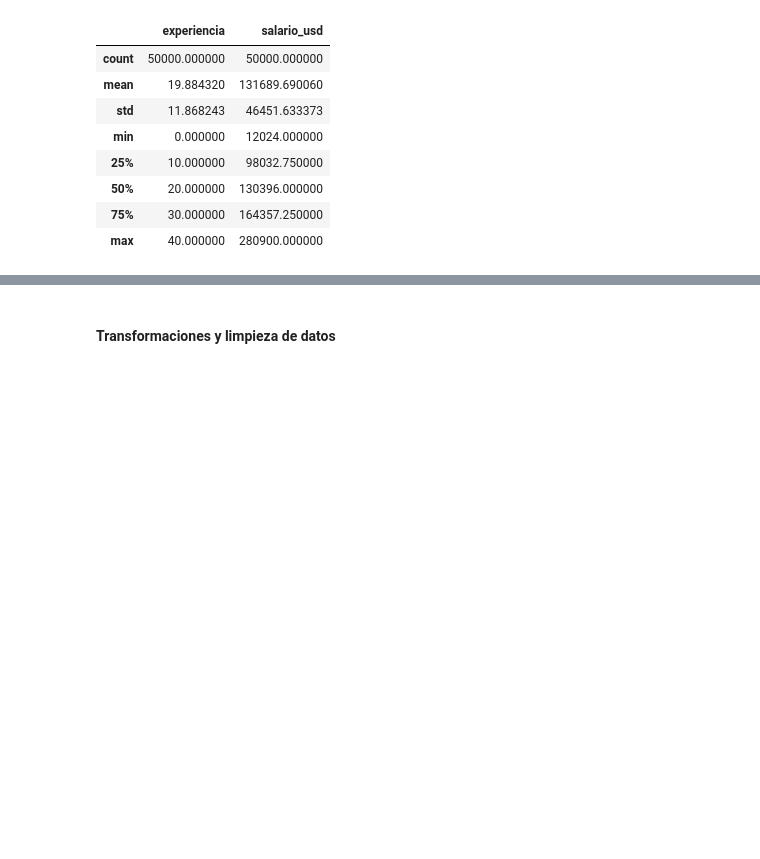
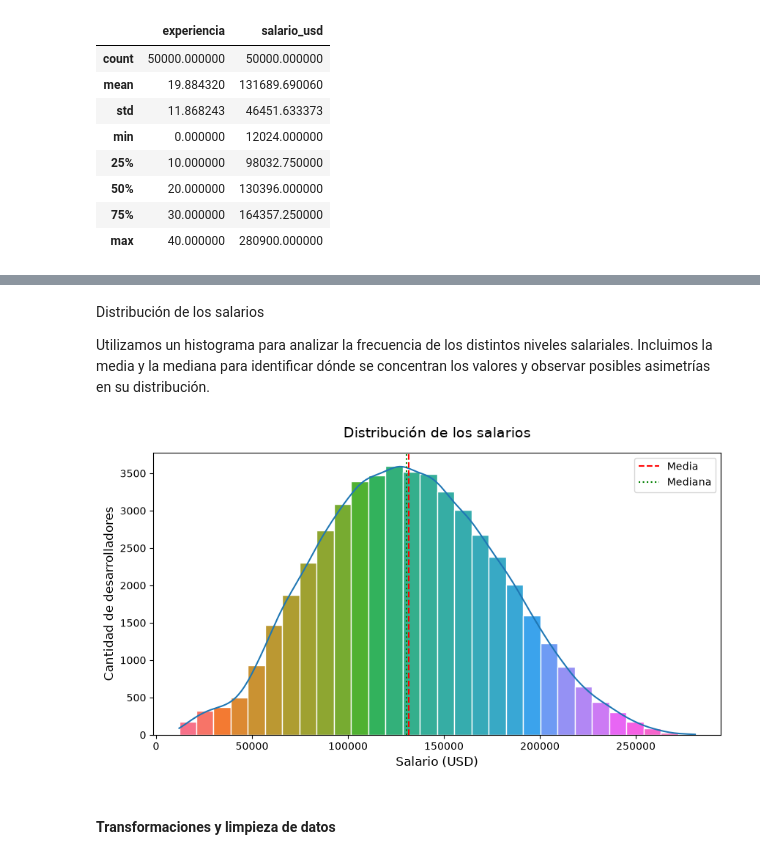
Before and after one commit to Itz-U/Proyecto2_Olivera_Urriola_UPSO-Salliquelo, a Jupyter notebook: Proyecto2_Olivera_Urriola_Salliquelo.ipynb, the cells around one changed output, grey strips where cells are left out. Cells and saved outputs as stored; diff of their text form; code cells hidden in the pictures; blank space fills up the shorter version.

```diff
--- a/Proyecto2_Olivera_Urriola_Salliquelo.ipynb
+++ b/Proyecto2_Olivera_Urriola_Salliquelo.ipynb
@@ -175,3 +234,40 @@ Para poder dar respuesta a las preguntas de investigación que nos planteamos en
+# %% [markdown]
+Distribución de los salarios
+
+Utilizamos un histograma para analizar la frecuencia de los distintos niveles salariales. Incluimos la media y la mediana para identificar dónde se concentran los valores y observar posibles asimetrías en su distribución.
+# %%
+fig, ax = plt.subplots(figsize=(10, 5))
+
+sns.histplot(
+    data=df,
+    x="salario_usd",
+    bins=30,
+    kde=True,
+    edgecolor="white",
+    linewidth=1,
+    ax=ax
+)
+
+# Aplicamos la paleta HUSL
+paleta_hist = sns.color_palette("husl", len(ax.patches))
+
+for i, barra in enumerate(ax.patches):
+    barra.set_facecolor(paleta_hist[i % len(paleta_hist)])
+
+# Media y mediana
+plt.axvline(df["salario_usd"].mean(), color="red",
+            linestyle="--", label="Media")
+
+plt.axvline(df["salario_usd"].median(), color="green",
+            linestyle=":", label="Mediana")
+
+plt.title("Distribución de los salarios", fontsize=14, pad=15)
+plt.xlabel("Salario (USD)", fontsize=12)
+plt.ylabel("Cantidad de desarrolladores", fontsize=12)
+plt.legend()
+plt.show()
+# %% [output]
+[figure, added]
 # %% [markdown]
 #### Transformaciones y limpieza de datos
 # %% [markdown]
```
Also changed, not shown: parts of 14 cells of this notebook.
